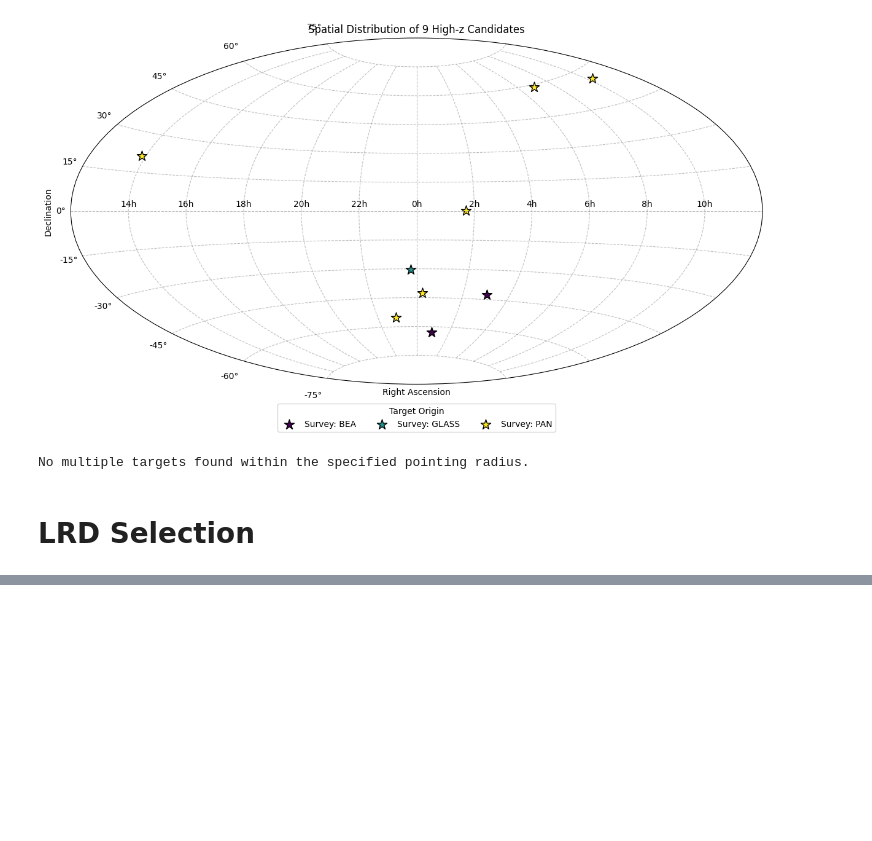
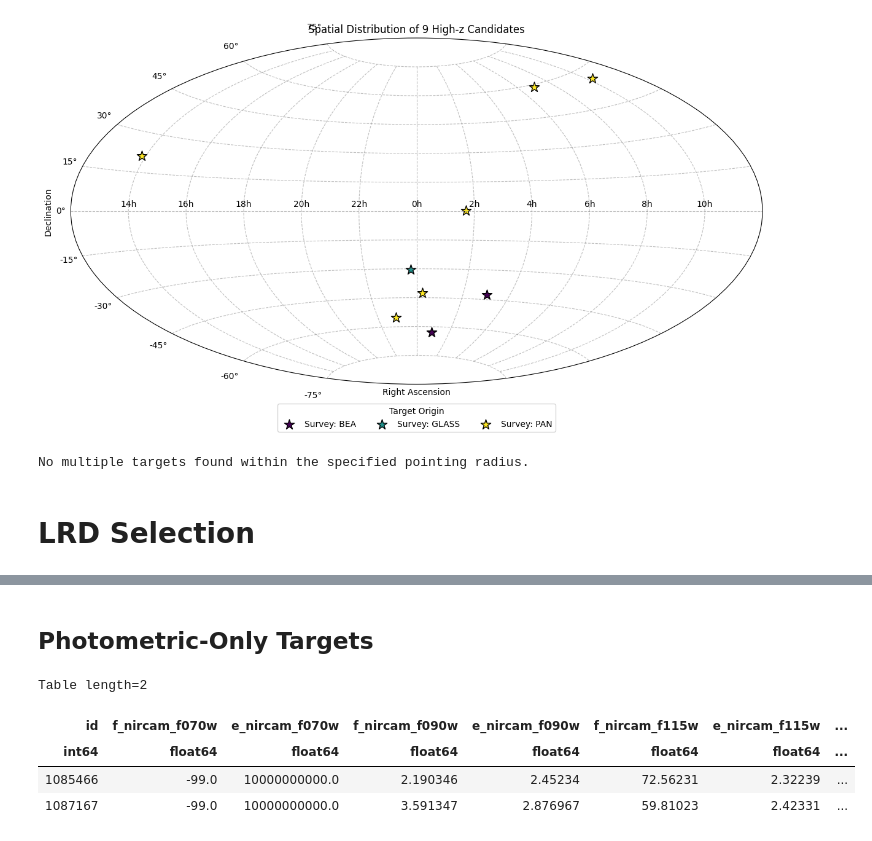
Before and after one commit to sfremy/my-eazy-jwst, a Jupyter notebook: scripts/lrdselect.ipynb, the cells around one changed output, grey strips where cells are left out. Cells and saved outputs as stored; diff of their text form; code cells hidden in the pictures; blank space fills up the shorter version.

Commit message:
lrd selection stuff

```diff
--- a/scripts/lrdselect.ipynb
+++ b/scripts/lrdselect.ipynb
@@ -155,2 +219,11 @@ No multiple targets found within the specified pointing radius.
 # %%
-# w/ ABmag > 27:
+# 2 sources from Xiao: GOODS-N IDs 1087167, 1085466 - no spectra in FitsMap
+# COSMOS-WEB LRDs at https://github.com/hollisakins/akins24_cw
+
+akins_phot = Table.read('../../akins24_cw/COSMOS-Web_LRDs.dat', format='ascii.ecsv')
+kokorev_phot = Table.read('../lrd_data/VasilyKokorev-lrd_phot-a69c4c7/lrd_table_v1.1.fits')
+master_table_n = find_all('../inputs/OUTPUT_N/')
+PRISM_RES = Table.read('../jwst_nirspec_prism_disp.fits')
+
+xiao_ids = [1087167, 1085466]
+xiao_phot = master_table_n[np.isin(master_table_n['id'], xiao_ids)]
@@ -156,0 +238,11 @@ No multiple targets found within the specified pointing radius.
+# %%
+# Filter by redshift z > 6.9, then by AB magnitude in F115W or F150W as appropriate
+# F115W moves into Gunn-Peterson trough at z > 7 so just use F150W
+
+akins_115, akins_150 = perform_selection(akins_phot, 'z_gal_med', 'm115', 'm150', mag_limit=27, is_abmag=True)
+kokorev_115, kokorev_150 = perform_selection(kokorev_phot, 'z_phot', 'f115w_flux', 'f150w_flux', flux_limit=0.0575, is_abmag=False)
+xiao_115, xiao_150 = perform_selection(xiao_phot, 'z_a', 'f_nircam_f115w', 'f_nircam_f150w', flux_limit=0.0575, is_abmag=False)
+
+print(f"AKINS: {len(akins_115)} candidates in 6.9 < z < 7.06, {len(akins_150)} candidates at z >= 7.06")
+print(f"KOKOREV: {len(kokorev_115)} candidates in 6.9 < z < 7.06, {len(kokorev_150)} candidates at z >= 7.06")
+print(f"XIAO: {len(xiao_115)} candidates in 6.9 < z < 7.06, {len (xiao_150)} candidates at z >= 7.06")
@@ -156,0 +765,2 @@ No multiple targets found within the specified pointing radius.
+# %% [markdown]
+## Photometric-Only Targets
@@ -156,0 +814,11 @@ No multiple targets found within the specified pointing radius.
+# %%
+xiao_150
+
+# 1085466 has specz in MSAEXP - see if you can find the spectrum.
+# Figure out how to deal with no uncertainty in the photz.
+# %% [output]
+Table length=2
+| id | f_nircam_f070w | e_nircam_f070w | f_nircam_f090w | e_nircam_f090w | f_nircam_f115w | e_nircam_f115w | ... |
+| int64 | float64 | float64 | float64 | float64 | float64 | float64 | ... |
+| 1085466 | -99.0 | 10000000000.0 | 2.190346 | 2.45234 | 72.56231 | 2.32239 | ... |
+| 1087167 | -99.0 | 10000000000.0 | 3.591347 | 2.876967 | 59.81023 | 2.42331 | ... |
```
Also changed, not shown: parts of 16 cells of this notebook, 2 other files.
